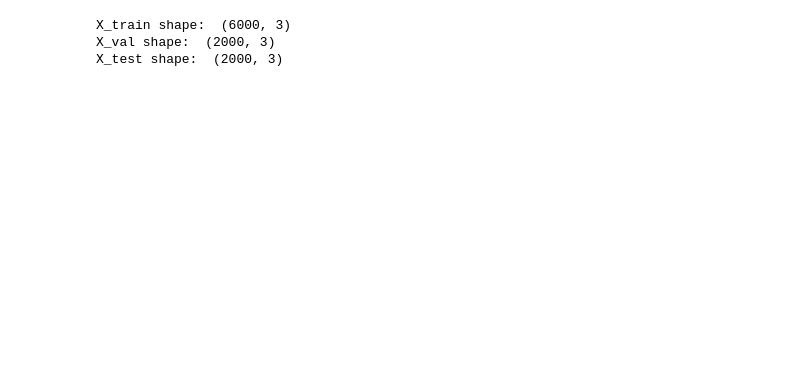
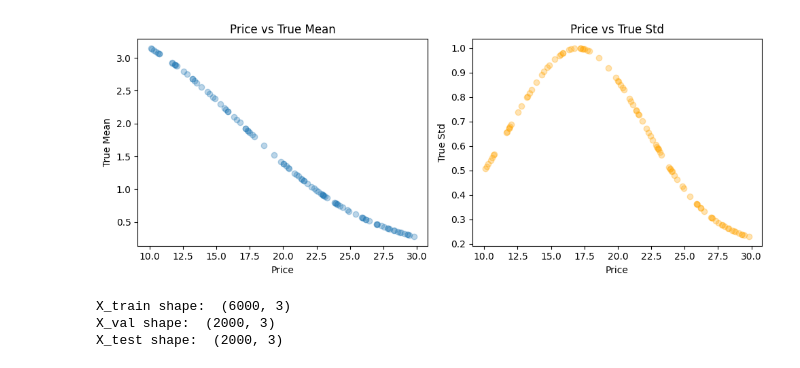
Before and after one commit to DanielLosada/DynamicPricing, a Jupyter notebook: MyImplementation/opt.ipynb, the cells around one changed output. Saved outputs shown, nothing was run; the diff lists cells and outputs as text; code cells hidden in the pictures; blank space fills up the shorter version.

```diff
--- a/MyImplementation/opt.ipynb
+++ b/MyImplementation/opt.ipynb
@@ -55,4 +55,8 @@ Loading data by IDs...
 Name: y, dtype: float64
+# %%
+plot_mean_sd(df, id_col='id', price_col='price', id=1, save_path="./imgs/true_mean_sd.png")
+# %% [output]
+[figure, added]
 # %%
 device = torch.device("cuda") if torch.cuda.is_available() else torch.device("cpu")
 
```
Also changed, not shown: parts of 15 cells of this notebook.
